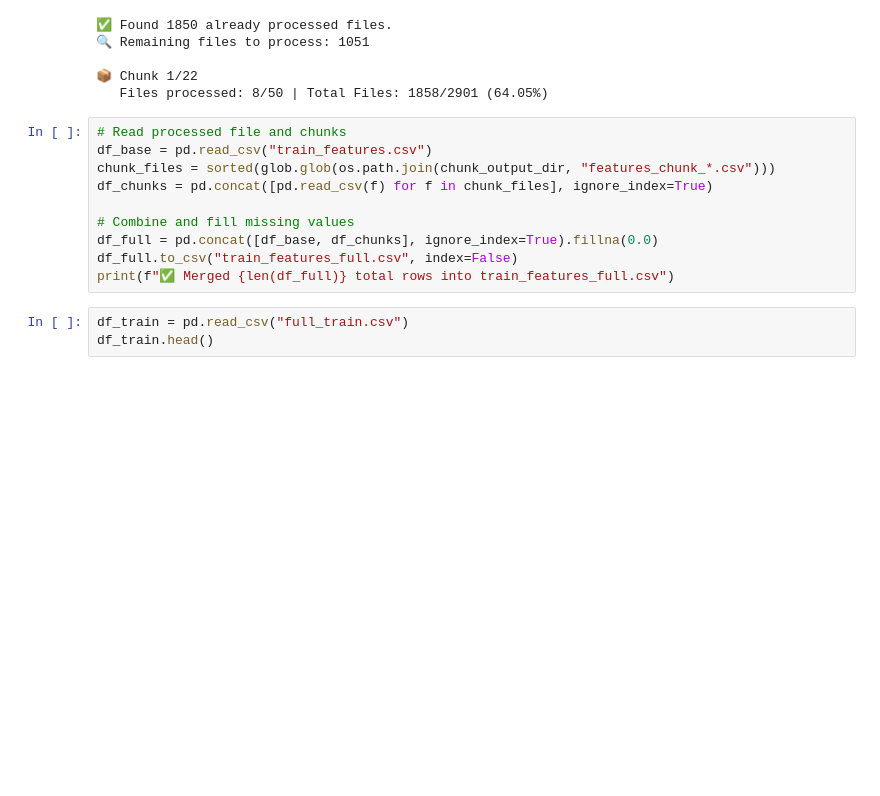
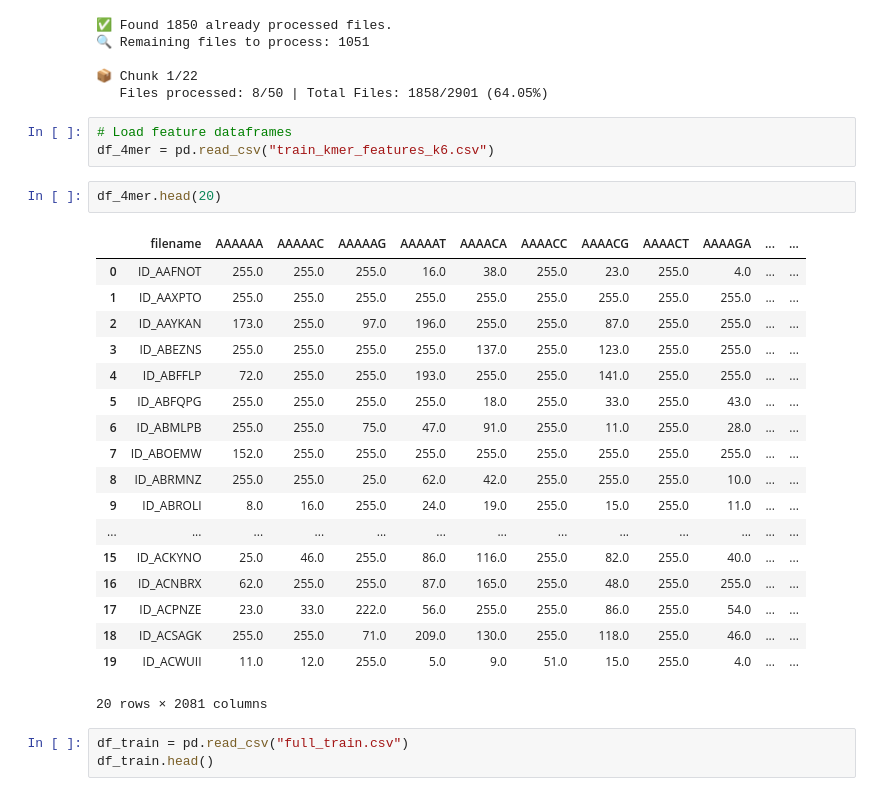
Before and after one commit to BoneTag/MPEG-G-Microbiome-Project, a Jupyter notebook: MPEG-G_Notebook2.ipynb, the cells around one changed output. Cells and saved outputs as stored; diff of their text form; blank space fills up the shorter version.

```diff
--- a/MPEG-G_Notebook2.ipynb
+++ b/MPEG-G_Notebook2.ipynb
@@ -268,15 +252,29 @@ for chunk_idx in range(total_chunks):
 📦 Chunk 1/22
    Files processed: 8/50 | Total Files: 1858/2901 (64.05%)
 # %%
-# Read processed file and chunks
-df_base = pd.read_csv("train_features.csv")
-chunk_files = sorted(glob.glob(os.path.join(chunk_output_dir, "features_chunk_*.csv")))
-df_chunks = pd.concat([pd.read_csv(f) for f in chunk_files], ignore_index=True)
-
-# Combine and fill missing values
-df_full = pd.concat([df_base, df_chunks], ignore_index=True).fillna(0.0)
-df_full.to_csv("train_features_full.csv", index=False)
-print(f"✅ Merged {len(df_full)} total rows into train_features_full.csv")
+# Load feature dataframes
+df_4mer = pd.read_csv("train_kmer_features_k6.csv")
+# %%
+df_4mer.head(20)
+# %% [output]
+|  | filename | AAAAAA | AAAAAC | AAAAAG | AAAAAT | AAAACA | AAAACC | AAAACG | AAAACT | AAAAGA | ... | ... |
+| 0 | ID_AAFNOT | 255.0 | 255.0 | 255.0 | 16.0 | 38.0 | 255.0 | 23.0 | 255.0 | 4.0 | ... | ... |
+| 1 | ID_AAXPTO | 255.0 | 255.0 | 255.0 | 255.0 | 255.0 | 255.0 | 255.0 | 255.0 | 255.0 | ... | ... |
+| 2 | ID_AAYKAN | 173.0 | 255.0 | 97.0 | 196.0 | 255.0 | 255.0 | 87.0 | 255.0 | 255.0 | ... | ... |
+| 3 | ID_ABEZNS | 255.0 | 255.0 | 255.0 | 255.0 | 137.0 | 255.0 | 123.0 | 255.0 | 255.0 | ... | ... |
+| 4 | ID_ABFFLP | 72.0 | 255.0 | 255.0 | 193.0 | 255.0 | 255.0 | 141.0 | 255.0 | 255.0 | ... | ... |
+| 5 | ID_ABFQPG | 255.0 | 255.0 | 255.0 | 255.0 | 18.0 | 255.0 | 33.0 | 255.0 | 43.0 | ... | ... |
+| 6 | ID_ABMLPB | 255.0 | 255.0 | 75.0 | 47.0 | 91.0 | 255.0 | 11.0 | 255.0 | 28.0 | ... | ... |
+| 7 | ID_ABOEMW | 152.0 | 255.0 | 255.0 | 255.0 | 255.0 | 255.0 | 255.0 | 255.0 | 255.0 | ... | ... |
+| 8 | ID_ABRMNZ | 255.0 | 255.0 | 25.0 | 62.0 | 42.0 | 255.0 | 255.0 | 255.0 | 10.0 | ... | ... |
+| 9 | ID_ABROLI | 8.0 | 16.0 | 255.0 | 24.0 | 19.0 | 255.0 | 15.0 | 255.0 | 11.0 | ... | ... |
+| ... | ... | ... | ... | ... | ... | ... | ... | ... | ... | ... | ... | ... |
+| 15 | ID_ACKYNO | 25.0 | 46.0 | 255.0 | 86.0 | 116.0 | 255.0 | 82.0 | 255.0 | 40.0 | ... | ... |
+| 16 | ID_ACNBRX | 62.0 | 255.0 | 255.0 | 87.0 | 165.0 | 255.0 | 48.0 | 255.0 | 255.0 | ... | ... |
+| 17 | ID_ACPNZE | 23.0 | 33.0 | 222.0 | 56.0 | 255.0 | 255.0 | 86.0 | 255.0 | 54.0 | ... | ... |
+| 18 | ID_ACSAGK | 255.0 | 255.0 | 71.0 | 209.0 | 130.0 | 255.0 | 118.0 | 255.0 | 46.0 | ... | ... |
+| 19 | ID_ACWUII | 11.0 | 12.0 | 255.0 | 5.0 | 9.0 | 51.0 | 15.0 | 255.0 | 4.0 | ... | ... |
+20 rows × 2081 columns
 # %%
 df_train = pd.read_csv("full_train.csv")
 df_train.head()
```
Also changed, not shown: parts of 3 cells of this notebook, 1 other file.
